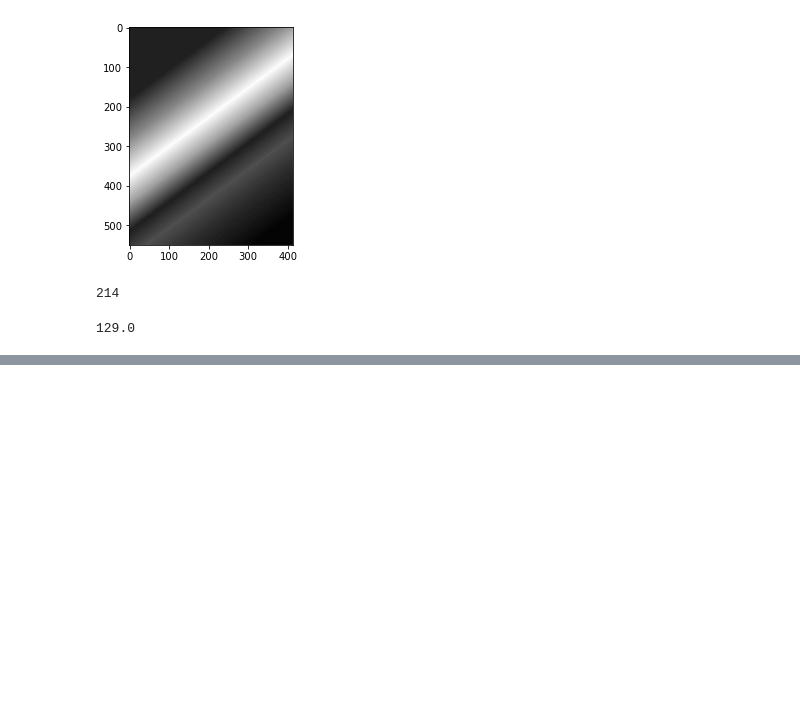
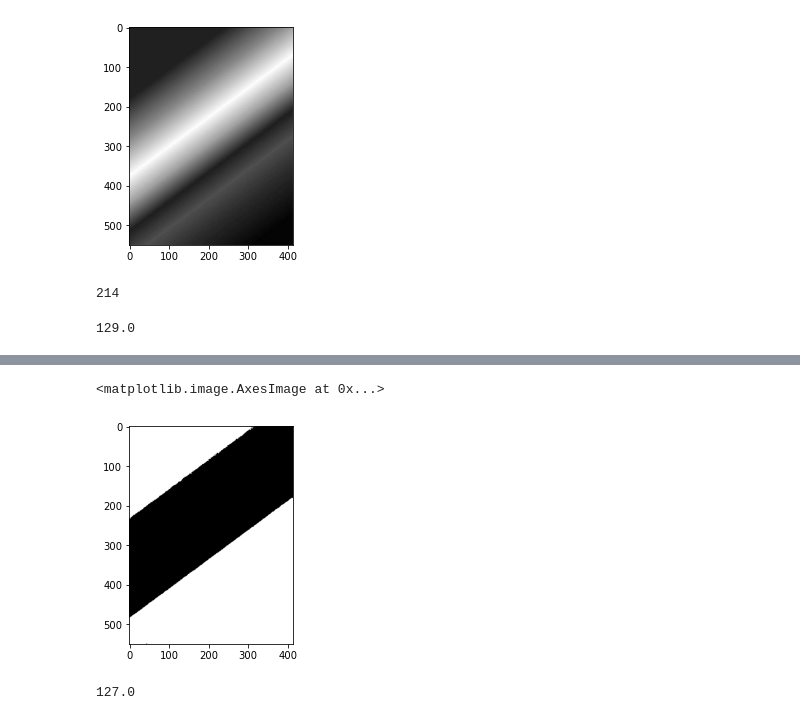
Before and after one commit to Zahed-Golabi/Computer-Vision, a Jupyter notebook: 3. Image Processing/Image Thresholding.ipynb, the cells around one changed output, grey strips where cells are left out. Drawn from its saved outputs; the diff is of its cells as text; code cells hidden in the pictures; blank space fills up the shorter version.

```diff
--- a/3. Image Processing/Image Thresholding.ipynb
+++ b/3. Image Processing/Image Thresholding.ipynb
@@ -36,0 +37,5 @@ plt.imshow(thresh1)
+# %%
+plt.imshow(thresh1, cmap="gray")
+# %% [output]
+<matplotlib.image.AxesImage at 0x...>
+[figure, added]
@@ -36,0 +44,4 @@ plt.imshow(thresh1)
+# %%
+ret
+# %% [output]
+127.0
```
Also changed, not shown: parts of 8 cells of this notebook.
